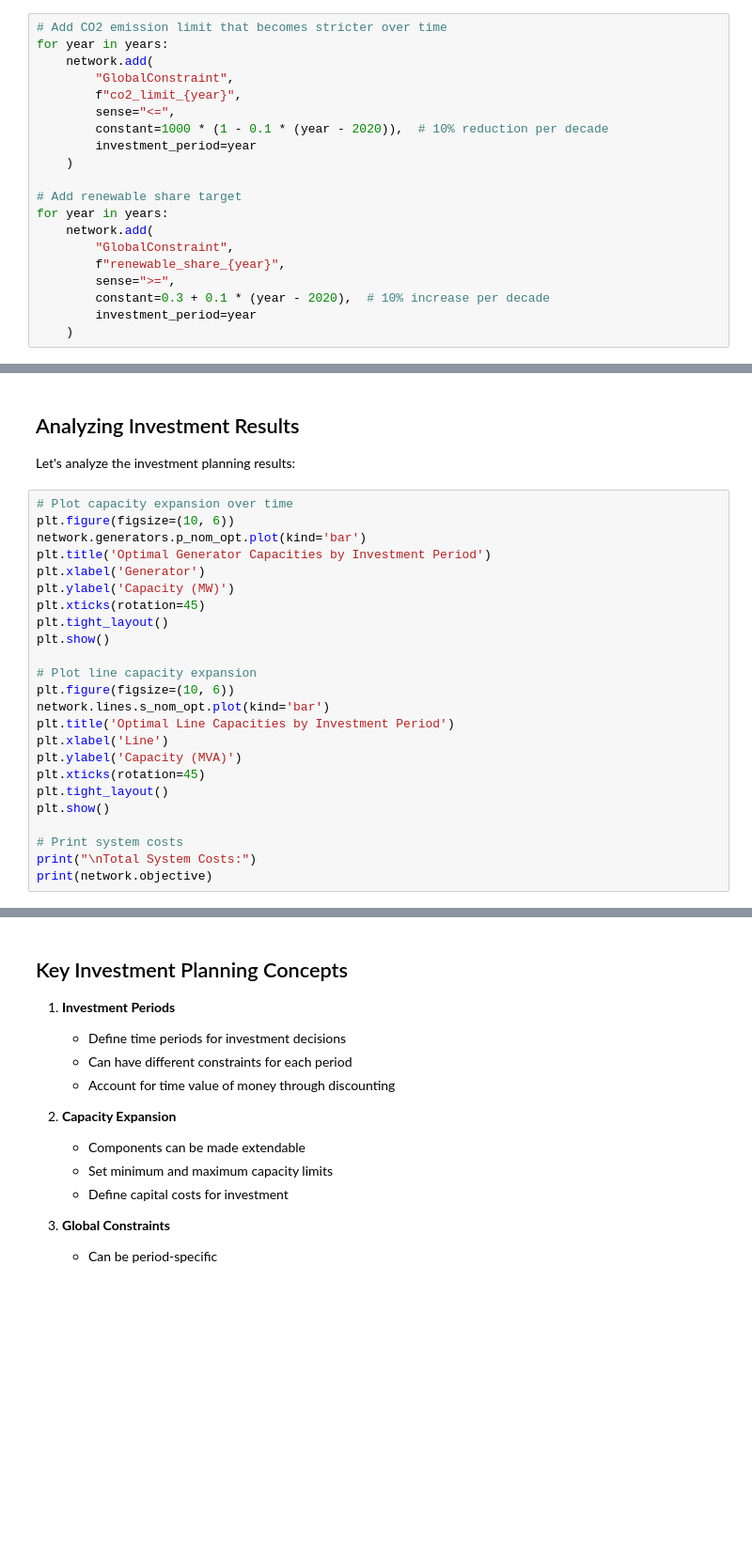
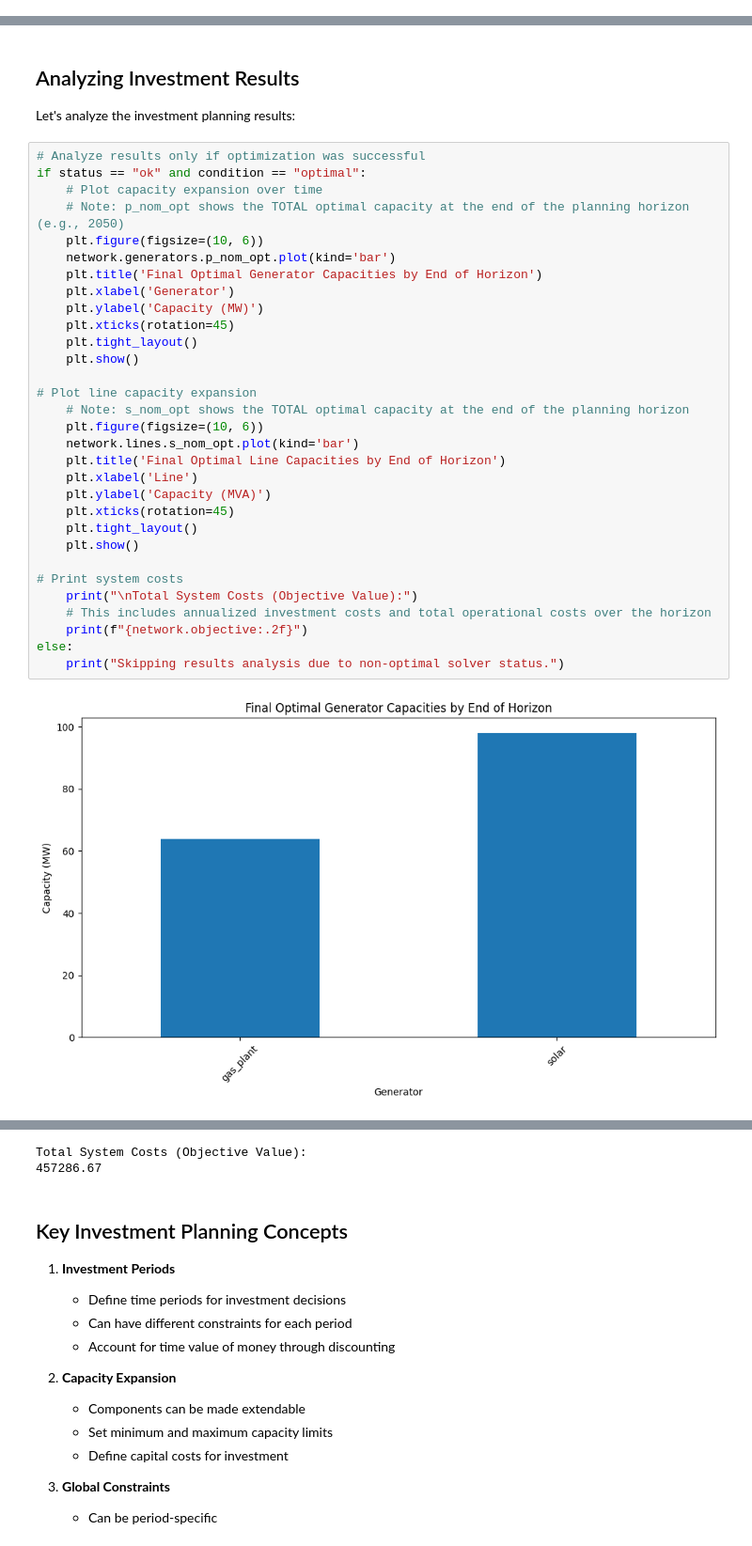
Before and after one commit to tinegachris/ESM-Python-Nairobi, a Jupyter notebook: notebooks/tutorials/05_investment_planning.ipynb, the cells around one changed output, grey strips where cells are left out. Shown at 94% size. Saved outputs shown, nothing was run; the diff lists cells and outputs as text; blank space fills up the shorter version.

```diff
--- a/notebooks/tutorials/05_investment_planning.ipynb
+++ b/notebooks/tutorials/05_investment_planning.ipynb
@@ -171,23 +211,3 @@ Let's add some global constraints for the investment planning:
-# %%
-# Add CO2 emission limit that becomes stricter over time
-for year in years:
-    network.add(
-        "GlobalConstraint",
-        f"co2_limit_{year}",
-        sense="<=",
-        constant=1000 * (1 - 0.1 * (year - 2020)),  # 10% reduction per decade
-        investment_period=year
-    )
-
-# Add renewable share target
-for year in years:
-    network.add(
-        "GlobalConstraint",
-        f"renewable_share_{year}",
-        sense=">=",
-        constant=0.3 + 0.1 * (year - 2020),  # 10% increase per decade
-        investment_period=year
-    )
 # %% [markdown]
 ## Solving the Investment Planning Problem
 
@@ -207,26 +273,35 @@ print(network.lines.s_nom_opt)
 
 Let's analyze the investment planning results:
 # %%
-# Plot capacity expansion over time
-plt.figure(figsize=(10, 6))
-network.generators.p_nom_opt.plot(kind='bar')
-plt.title('Optimal Generator Capacities by Investment Period')
-plt.xlabel('Generator')
-plt.ylabel('Capacity (MW)')
-plt.xticks(rotation=45)
-plt.tight_layout()
-plt.show()
+# Analyze results only if optimization was successful
+if status == "ok" and condition == "optimal":
+    # Plot capacity expansion over time
+    # Note: p_nom_opt shows the TOTAL optimal capacity at the end of the planning horizon (e.g., 2050)
+    plt.figure(figsize=(10, 6))
+    network.generators.p_nom_opt.plot(kind='bar')
+    plt.title('Final Optimal Generator Capacities by End of Horizon')
+    plt.xlabel('Generator')
+    plt.ylabel('Capacity (MW)')
+    plt.xticks(rotation=45)
+    plt.tight_layout()
+    plt.show()
 
 # Plot line capacity expansion
-plt.figure(figsize=(10, 6))
-network.lines.s_nom_opt.plot(kind='bar')
-plt.title('Optimal Line Capacities by Investment Period')
-plt.xlabel('Line')
-plt.ylabel('Capacity (MVA)')
-plt.xticks(rotation=45)
-plt.tight_layout()
-plt.show()
+    # Note: s_nom_opt shows the TOTAL optimal capacity at the end of the planning horizon
+    plt.figure(figsize=(10, 6))
+    network.lines.s_nom_opt.plot(kind='bar')
+    plt.title('Final Optimal Line Capacities by End of Horizon')
+    plt.xlabel('Line')
+    plt.ylabel('Capacity (MVA)')
+    plt.xticks(rotation=45)
+    plt.tight_layout()
+    plt.show()
 
 # Print system costs
-print("\nTotal System Costs:")
-print(network.objective)
+    print("\nTotal System Costs (Objective Value):")
+    # This includes annualized investment costs and total operational costs over the horizon
+    print(f"{network.objective:.2f}")
+else:
+    print("Skipping results analysis due to non-optimal solver status.")
+# %% [output]
+[figure, added]
@@ -233,3 +309,5 @@ print(network.objective)
+Total System Costs (Objective Value):
+457286.67
 # %% [markdown]
 ## Key Investment Planning Concepts
 
```
Also changed, not shown: parts of 8 cells of this notebook.
